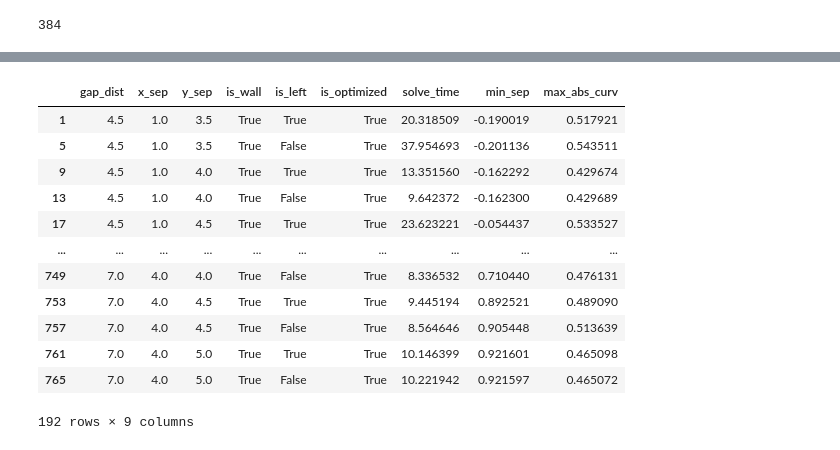
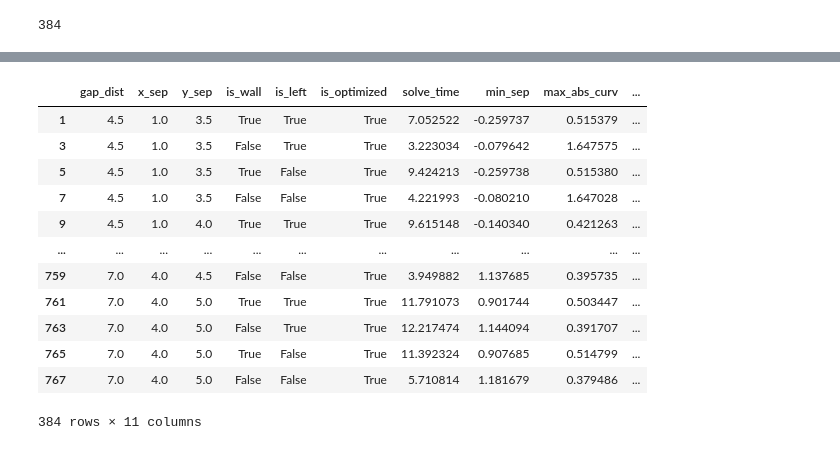
Before and after one commit to SamKhzym/cloud-auto-park, a Jupyter notebook: sim_ws/src/digital_twin/cloud_auto_park/analysis/planning_doe.ipynb, the cells around one changed output, grey strips where cells are left out. Saved outputs shown, nothing was run; the diff lists cells and outputs as text; code cells hidden in the pictures.

```diff
--- a/sim_ws/src/digital_twin/cloud_auto_park/analysis/planning_doe.ipynb
+++ b/sim_ws/src/digital_twin/cloud_auto_park/analysis/planning_doe.ipynb
@@ -212,16 +210,40 @@ plt.grid()
-# %%
-results_df_feas_opt_wall
-# %% [output]
-|  | gap_dist | x_sep | y_sep | is_wall | is_left | is_optimized | solve_time | min_sep | max_abs_curv |
-| 1 | 4.5 | 1.0 | 3.5 | True | True | True | 20.318509 | -0.190019 | 0.517921 |
-| 5 | 4.5 | 1.0 | 3.5 | True | False | True | 37.954693 | -0.201136 | 0.543511 |
-| 9 | 4.5 | 1.0 | 4.0 | True | True | True | 13.351560 | -0.162292 | 0.429674 |
-| 13 | 4.5 | 1.0 | 4.0 | True | False | True | 9.642372 | -0.162300 | 0.429689 |
-| 17 | 4.5 | 1.0 | 4.5 | True | True | True | 23.623221 | -0.054437 | 0.533527 |
-| ... | ... | ... | ... | ... | ... | ... | ... | ... | ... |
-| 749 | 7.0 | 4.0 | 4.0 | True | False | True | 8.336532 | 0.710440 | 0.476131 |
-| 753 | 7.0 | 4.0 | 4.5 | True | True | True | 9.445194 | 0.892521 | 0.489090 |
-| 757 | 7.0 | 4.0 | 4.5 | True | False | True | 8.564646 | 0.905448 | 0.513639 |
-| 761 | 7.0 | 4.0 | 5.0 | True | True | True | 10.146399 | 0.921601 | 0.465098 |
-| 765 | 7.0 | 4.0 | 5.0 | True | False | True | 10.221942 | 0.921597 | 0.465072 |
-192 rows × 9 columns
+# %%
+
+# data processing
+gaps = [4.5, 5.0, 5.5, 6.0, 6.5, 7.0]
+data_groups = []
+
+# thresholds
+cf=3.30; cr=3.80; m=2.62; lf=0.15875; lr=0.17145; iz=0.062; vx=1; delta_max = 0.3
+K_max = delta_max / ((lf + lr) + (m / (lf + lr))*(lr/(cf) - lf/(cr))*(vx)*(vx))
+D_min = 0.25
+
+# params
+CAR_WIDTH = 2
+CAR_LENGTH = 4
+
+# determine feasibile/pseudo-feasible trajectories
+results_df['feas'] = (results_df['min_sep'] > D_min) & (results_df['max_abs_curv'] <= K_max)
+results_df['psuedo_feas'] = (results_df['min_sep'] > 0) & (results_df['max_abs_curv'] <= K_max)
+
+results_df_opt = results_df[results_df['is_optimized']]
+
+for gap in gaps:
+    gap_data = results_df[(results_df['gap_dist'] == gap) & (results_df['is_optimized'])]
+    data_groups.append(gap_data)
+# %%
+results_df_opt
+# %% [output]
+|  | gap_dist | x_sep | y_sep | is_wall | is_left | is_optimized | solve_time | min_sep | max_abs_curv | ... |
+| 1 | 4.5 | 1.0 | 3.5 | True | True | True | 7.052522 | -0.259737 | 0.515379 | ... |
+| 3 | 4.5 | 1.0 | 3.5 | False | True | True | 3.223034 | -0.079642 | 1.647575 | ... |
+| 5 | 4.5 | 1.0 | 3.5 | True | False | True | 9.424213 | -0.259738 | 0.515380 | ... |
+| 7 | 4.5 | 1.0 | 3.5 | False | False | True | 4.221993 | -0.080210 | 1.647028 | ... |
+| 9 | 4.5 | 1.0 | 4.0 | True | True | True | 9.615148 | -0.140340 | 0.421263 | ... |
+| ... | ... | ... | ... | ... | ... | ... | ... | ... | ... | ... |
+| 759 | 7.0 | 4.0 | 4.5 | False | False | True | 3.949882 | 1.137685 | 0.395735 | ... |
+| 761 | 7.0 | 4.0 | 5.0 | True | True | True | 11.791073 | 0.901744 | 0.503447 | ... |
+| 763 | 7.0 | 4.0 | 5.0 | False | True | True | 12.217474 | 1.144094 | 0.391707 | ... |
+| 765 | 7.0 | 4.0 | 5.0 | True | False | True | 11.392324 | 0.907685 | 0.514799 | ... |
+| 767 | 7.0 | 4.0 | 5.0 | False | False | True | 5.710814 | 1.181679 | 0.379486 | ... |
+384 rows × 11 columns
```
Also changed, not shown: parts of 8 cells of this notebook, 4 other files.
